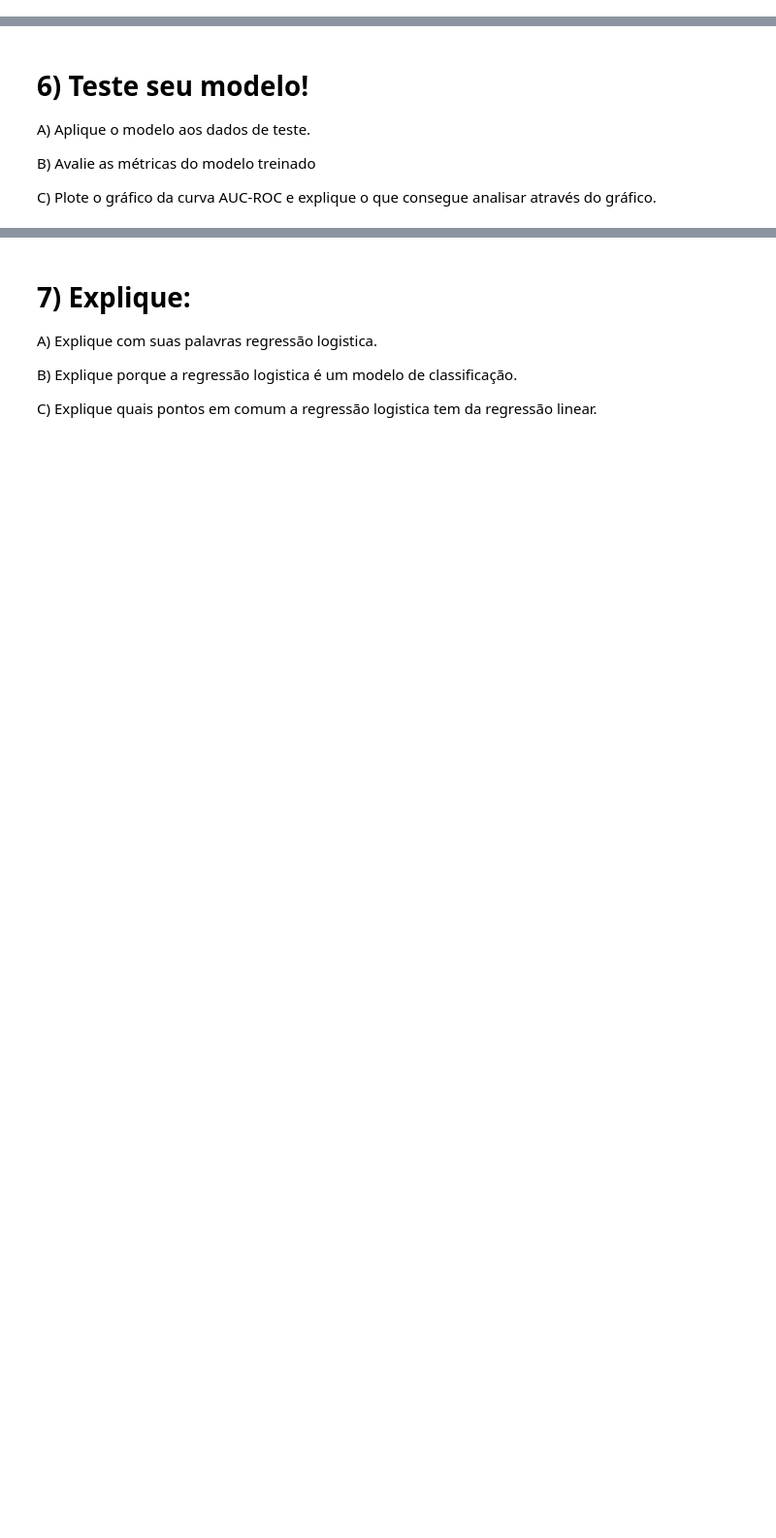
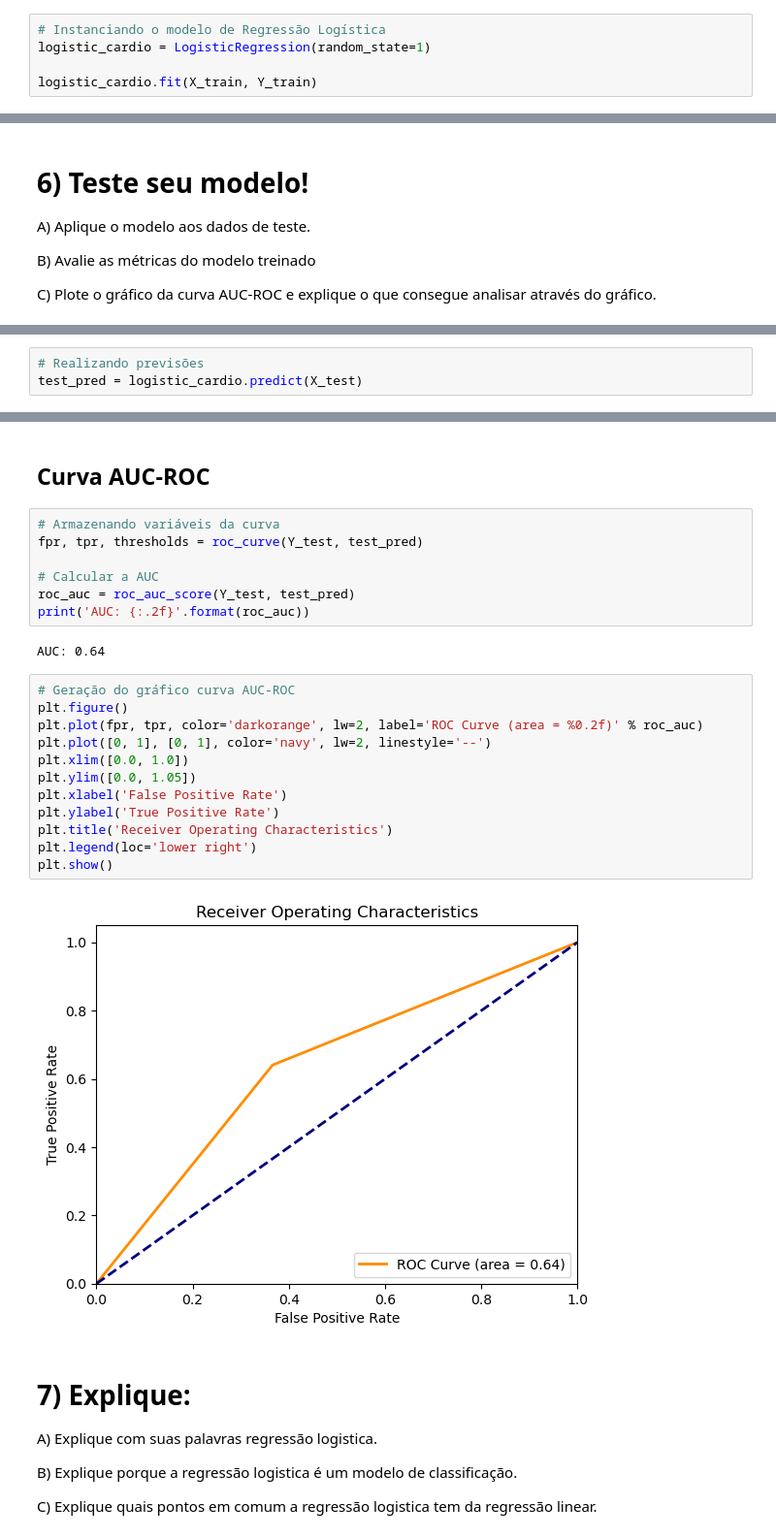
Before and after one commit to flavianojr1/regressao-logistica-para-doencas-cardiovasculares, a Jupyter notebook: Profissao Cientista de Dados M27 Pratique.ipynb, the cells around one changed output, grey strips where cells are left out. Shown: that part at 97% size. Drawn from its saved outputs; the diff is of its cells as text; blank space fills up the shorter version.

Commit message:
Finalização do projeto: gráficos gerados e comentários adicionados.

```diff
--- a/Profissao Cientista de Dados M27 Pratique.ipynb
+++ b/Profissao Cientista de Dados M27 Pratique.ipynb
@@ -368,0 +433,5 @@ D) Justifique se te parece que o modelo tem feito boas previsões ou não.
+# %%
+# Instanciando o modelo de Regressão Logística
+logistic_cardio = LogisticRegression(random_state=1)
+
+logistic_cardio.fit(X_train, Y_train)
@@ -378,0 +483,3 @@ C) Plote o gráfico da curva AUC-ROC e explique o que consegue analisar através
+# %%
+# Realizando previsões
+test_pred = logistic_cardio.predict(X_test)
@@ -379,3 +503,28 @@ C) Plote o gráfico da curva AUC-ROC e explique o que consegue analisar através
+# %% [markdown]
+## Curva AUC-ROC
+# %%
+# Armazenando variáveis da curva
+fpr, tpr, thresholds = roc_curve(Y_test, test_pred)
+
+# Calcular a AUC
+roc_auc = roc_auc_score(Y_test, test_pred)
+print('AUC: {:.2f}'.format(roc_auc))
+# %% [output]
+AUC: 0.64
+# %%
+# Geração do gráfico curva AUC-ROC
+plt.figure()
+plt.plot(fpr, tpr, color='darkorange', lw=2, label='ROC Curve (area = %0.2f)' % roc_auc)
+plt.plot([0, 1], [0, 1], color='navy', lw=2, linestyle='--')
+plt.xlim([0.0, 1.0])
+plt.ylim([0.0, 1.05])
+plt.xlabel('False Positive Rate')
+plt.ylabel('True Positive Rate')
+plt.title('Receiver Operating Characteristics')
+plt.legend(loc='lower right')
+plt.show()
+# %% [output]
+[figure, added]
 # %% [markdown]
 # 7) Explique:
 
```
Also changed, not shown: parts of 18 cells of this notebook.
